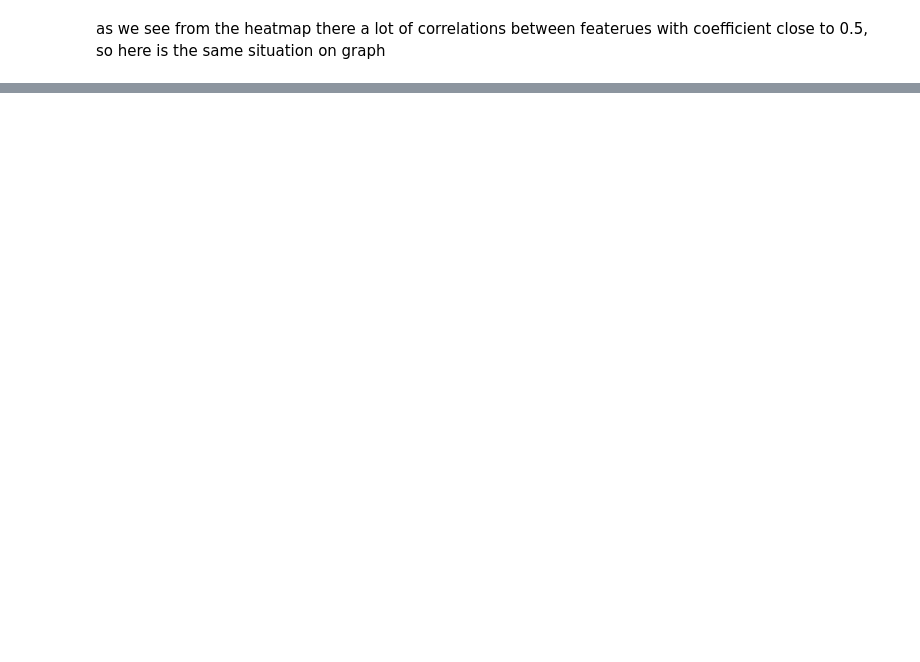
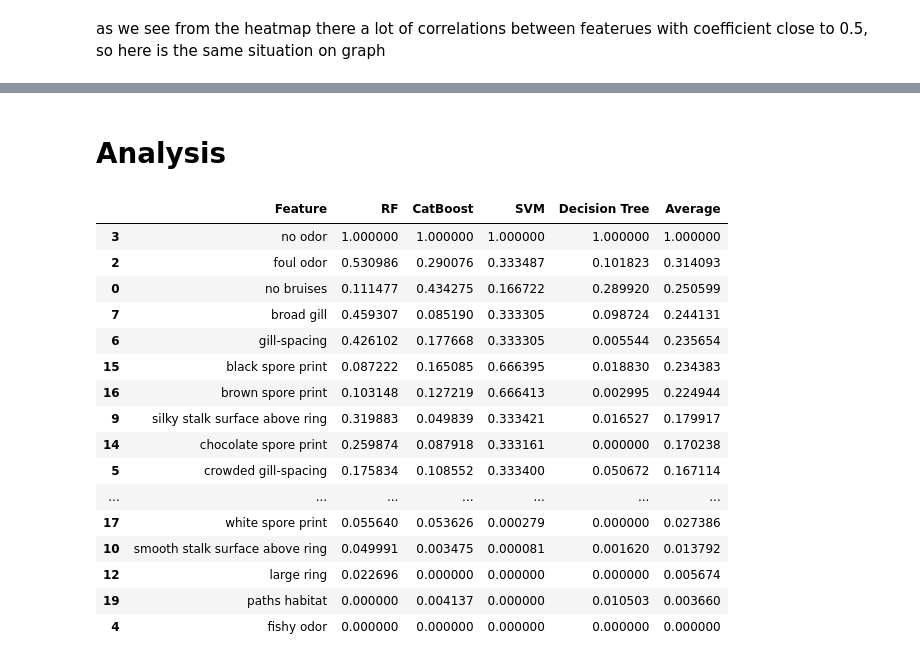
Before and after one commit to standal0n3max/mushrooms, a Jupyter notebook: analysis-and-classification-of-mushrooms.ipynb, the cells around one changed output, grey strips where cells are left out. Drawn from its saved outputs; the diff is of its cells as text; code cells hidden in the pictures; blank space fills up the shorter version.

```diff
--- a/analysis-and-classification-of-mushrooms.ipynb
+++ b/analysis-and-classification-of-mushrooms.ipynb
@@ -634,0 +817,51 @@ roc_curve_acc(Y_test, y_pred_GNB, "Gaussian Naive Bayes")
+# %% [markdown]
+# Analysis
+# %%
+from sklearn.preprocessing import MinMaxScaler
+
+# Create a DataFrame to store feature importances
+df_feature_importance = pd.DataFrame(df_selected.columns[1:])
+
+# Function to calculate and store feature importances for each model
+def calculate_feature_importance(model, model_name):
+    if hasattr(model, 'feature_importances_'):
+        # For models with feature_importances_ attribute (Random Forest, CatBoost)
+        df_feature_importance[model_name] = model.feature_importances_
+    elif hasattr(model, 'coef_'):
+        # For models with coef_ attribute (Linear SVM)
+        df_feature_importance[model_name] = np.abs(model.coef_.flatten())
+
+# Calculate feature importances for each model
+calculate_feature_importance(rf_classifier, 'RF')
+calculate_feature_importance(cat_classifier, 'CatBoost')
+calculate_feature_importance(svm_classifier, 'SVM')
+calculate_feature_importance(dt_classifier, 'Decision Tree')
+
+# Normalise and calculate average values for each feature across all models
+df_feature_importance.iloc[:, 1:] = MinMaxScaler().fit_transform(df_feature_importance.iloc[:, 1:])
+df_feature_importance['Average'] = df_feature_importance.mean(axis=1)
+
+# Sort the DataFrame by the average values in descending order
+df_feature_importance = df_feature_importance.sort_values(by='Average', ascending=False)
+df_feature_importance = df_feature_importance.round(6)
+df_feature_importance = df_feature_importance.rename(columns={df_feature_importance.columns[0]: 'Feature'})
+
+df_feature_importance
+# %% [output]
+|  | Feature | RF | CatBoost | SVM | Decision Tree | Average |
+| 3 | no odor | 1.000000 | 1.000000 | 1.000000 | 1.000000 | 1.000000 |
+| 2 | foul odor | 0.530986 | 0.290076 | 0.333487 | 0.101823 | 0.314093 |
+| 0 | no bruises | 0.111477 | 0.434275 | 0.166722 | 0.289920 | 0.250599 |
+| 7 | broad gill | 0.459307 | 0.085190 | 0.333305 | 0.098724 | 0.244131 |
+| 6 | gill-spacing | 0.426102 | 0.177668 | 0.333305 | 0.005544 | 0.235654 |
+| 15 | black spore print | 0.087222 | 0.165085 | 0.666395 | 0.018830 | 0.234383 |
+| 16 | brown spore print | 0.103148 | 0.127219 | 0.666413 | 0.002995 | 0.224944 |
+| 9 | silky stalk surface above ring | 0.319883 | 0.049839 | 0.333421 | 0.016527 | 0.179917 |
+| 14 | chocolate spore print | 0.259874 | 0.087918 | 0.333161 | 0.000000 | 0.170238 |
+| 5 | crowded gill-spacing | 0.175834 | 0.108552 | 0.333400 | 0.050672 | 0.167114 |
+| ... | ... | ... | ... | ... | ... | ... |
+| 17 | white spore print | 0.055640 | 0.053626 | 0.000279 | 0.000000 | 0.027386 |
+| 10 | smooth stalk surface above ring | 0.049991 | 0.003475 | 0.000081 | 0.001620 | 0.013792 |
+| 12 | large ring | 0.022696 | 0.000000 | 0.000000 | 0.000000 | 0.005674 |
+| 19 | paths habitat | 0.000000 | 0.004137 | 0.000000 | 0.010503 | 0.003660 |
+| 4 | fishy odor | 0.000000 | 0.000000 | 0.000000 | 0.000000 | 0.000000 |
```
Also changed, not shown: parts of 48 cells of this notebook.
